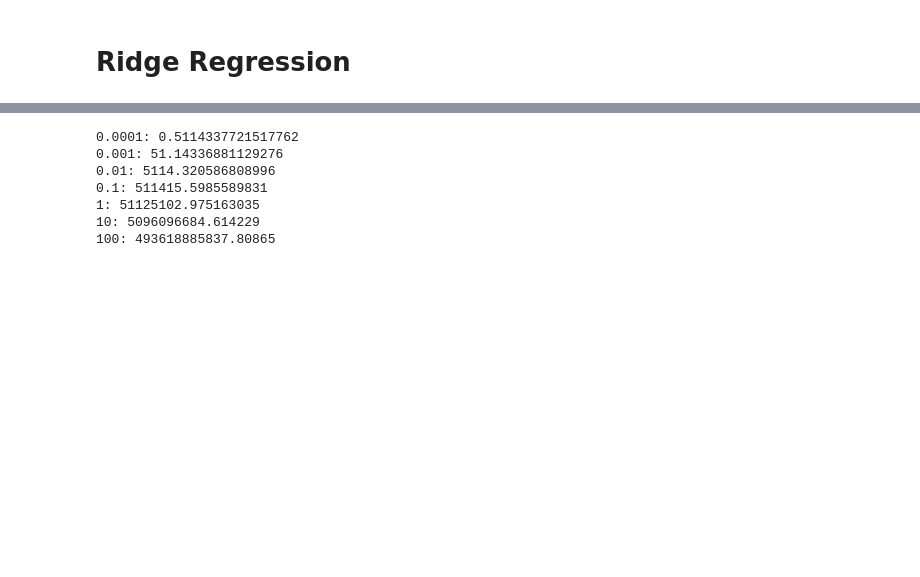
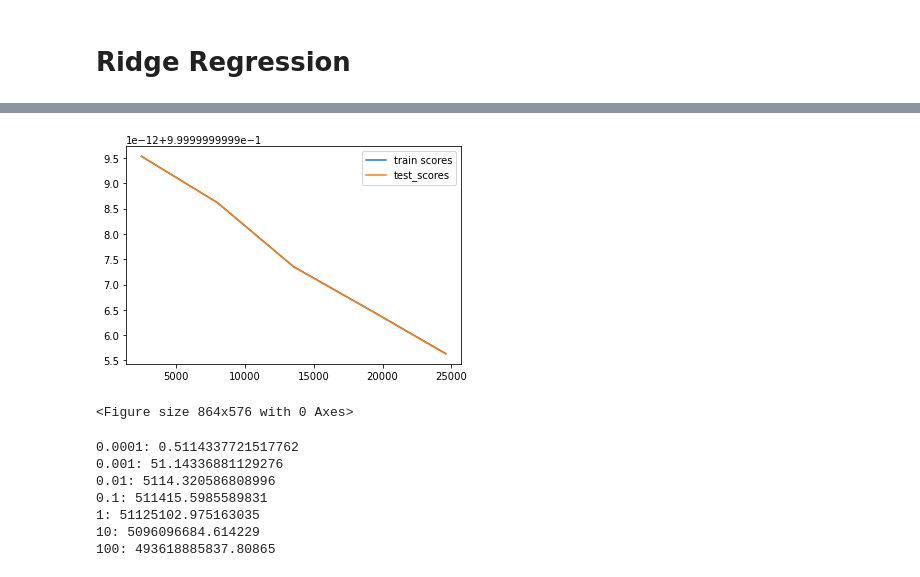
Before and after one commit to moerfii/BigDataAnalytics, a Jupyter notebook: BigDataAnalytics.ipynb, the cells around one changed output, grey strips where cells are left out. Cells and saved outputs as stored; diff of their text form; code cells hidden in the pictures; blank space fills up the shorter version.

```diff
--- a/BigDataAnalytics.ipynb
+++ b/BigDataAnalytics.ipynb
@@ -712,3 +862,16 @@ time used (seconds): 0.6074850559234619
+# %%
+estimator = Lasso(normalize=True)
+
+train_sizes, train_scores, test_scores, fit_times, _ = learning_curve(estimator, Xtrain, ytrain, cv=30,return_times=True)
+
+plt.plot(train_sizes,np.mean(train_scores,axis=1), label= 'train scores')
+plt.plot(train_sizes,np.mean(test_scores,axis=1), label ='test_scores')
+plt.legend(loc='best')
+plt.figure(figsize=(12,8))
+plt.show()
+# %% [output]
+[figure, added]
+<Figure size 864x576 with 0 Axes>
 # %%
 for i in range(len(alphaList)):
     print(f"{alphaList[i]}: {results[i]}")
```
Also changed, not shown: parts of 19 cells of this notebook.
